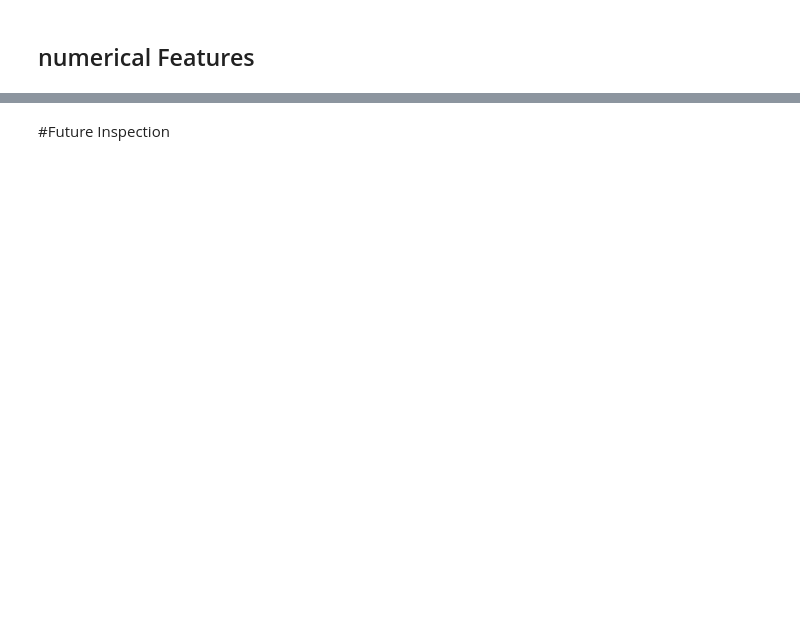
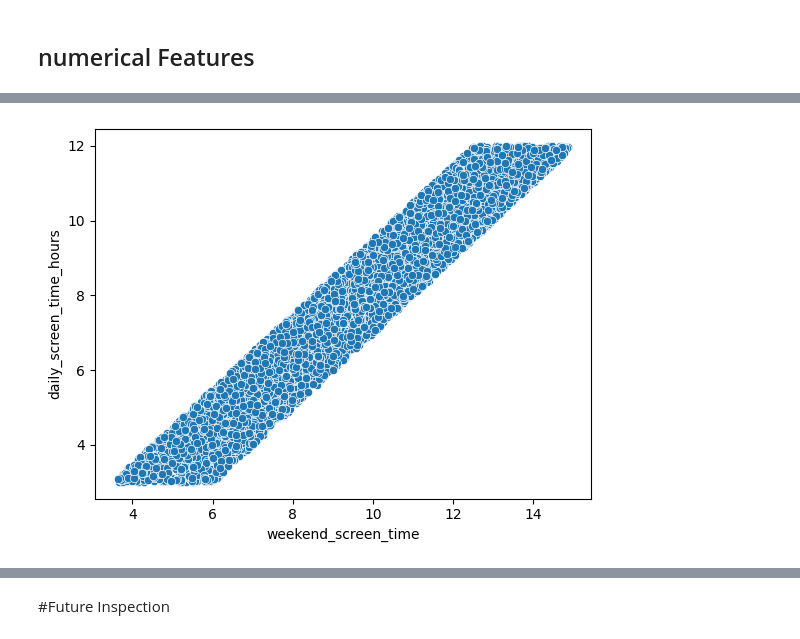
Before and after one commit to abeeraz379/Smartphone-Usage-Addiction-Analysis-, a Jupyter notebook: Smartphone_Usage_&_Addiction_Analysis_.ipynb, the cells around one changed output, grey strips where cells are left out. Saved outputs shown, nothing was run; the diff lists cells and outputs as text; code cells hidden in the pictures; blank space fills up the shorter version.

```diff
--- a/Smartphone_Usage_&_Addiction_Analysis_.ipynb
+++ b/Smartphone_Usage_&_Addiction_Analysis_.ipynb
@@ -204,0 +218,4 @@ sns.heatmap(crr,annot=True)
+# %%
+ax=sns.scatterplot(x='weekend_screen_time',y='daily_screen_time_hours',data=df)
+# %% [output]
+[figure, added]
```
Also changed, not shown: parts of 11 cells of this notebook.
